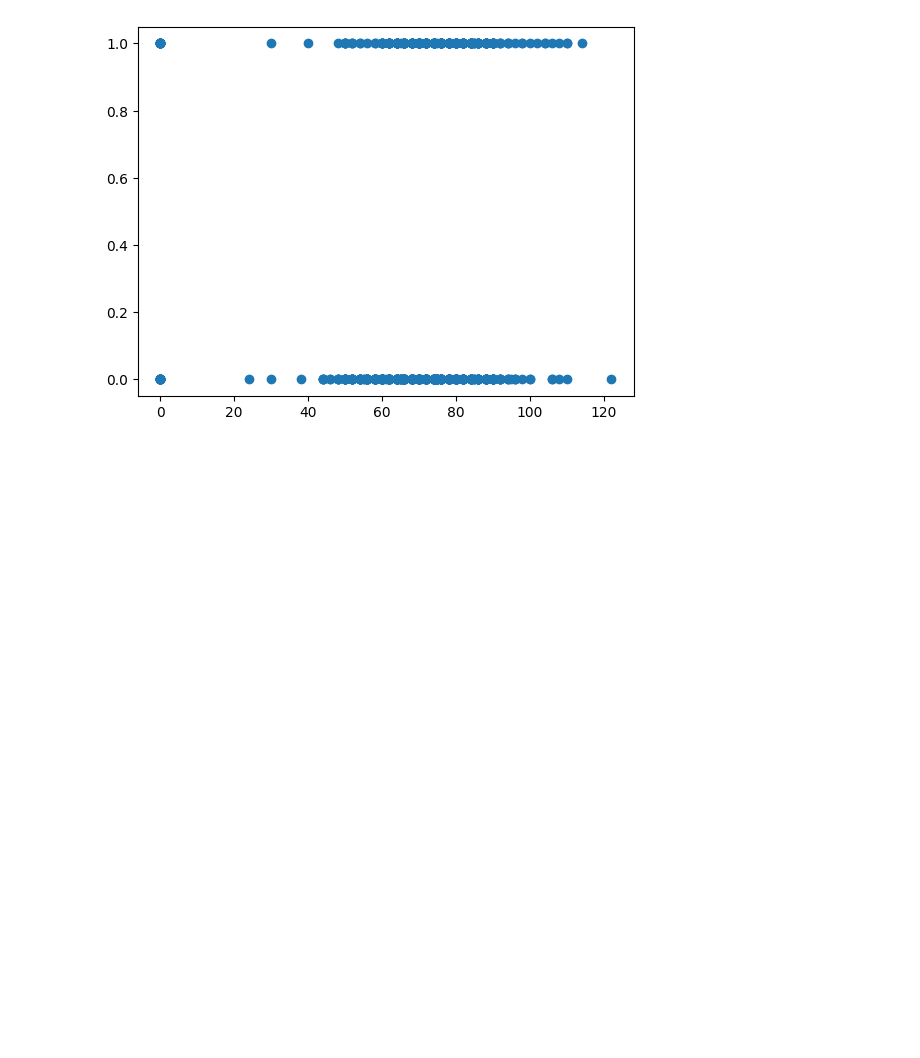
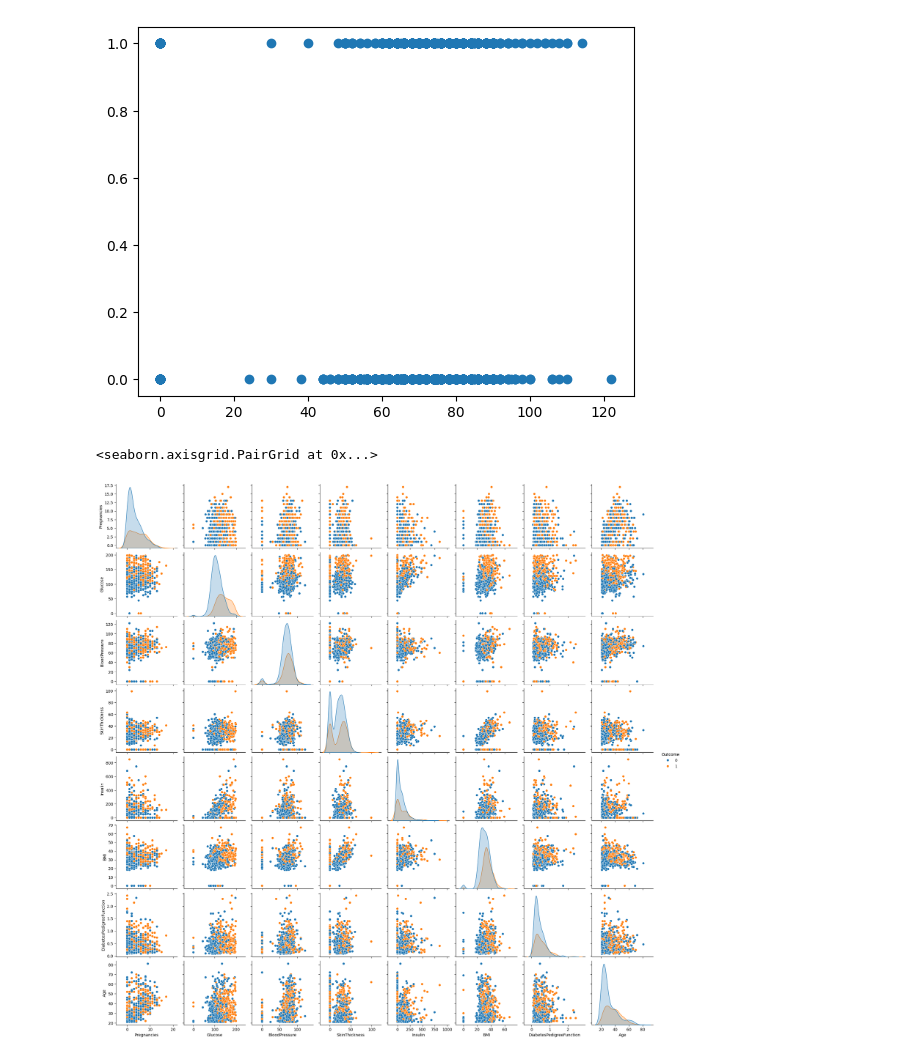
Before and after one commit to Anonymous096/MLOps, a Jupyter notebook: EDA-Visual.ipynb, the cells around one changed output. Drawn from its saved outputs; the diff is of its cells as text; code cells hidden in the pictures; blank space fills up the shorter version.

Commit message:
EDA visualization

```diff
--- a/EDA-Visual.ipynb
+++ b/EDA-Visual.ipynb
@@ -83,3 +83,8 @@ plt.scatter(df['BloodPressure'], df['Outcome'])
 # %% [output]
 <matplotlib.collections.PathCollection at 0x...>
 [figure]
+# %%
+sns.pairplot(df, hue='Outcome')
+# %% [output]
+<seaborn.axisgrid.PairGrid at 0x...>
+[figure, added]
```
